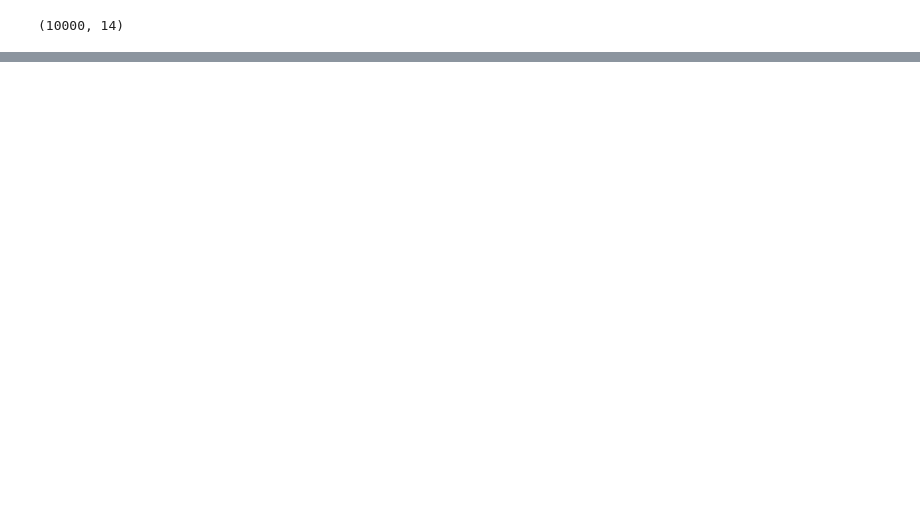
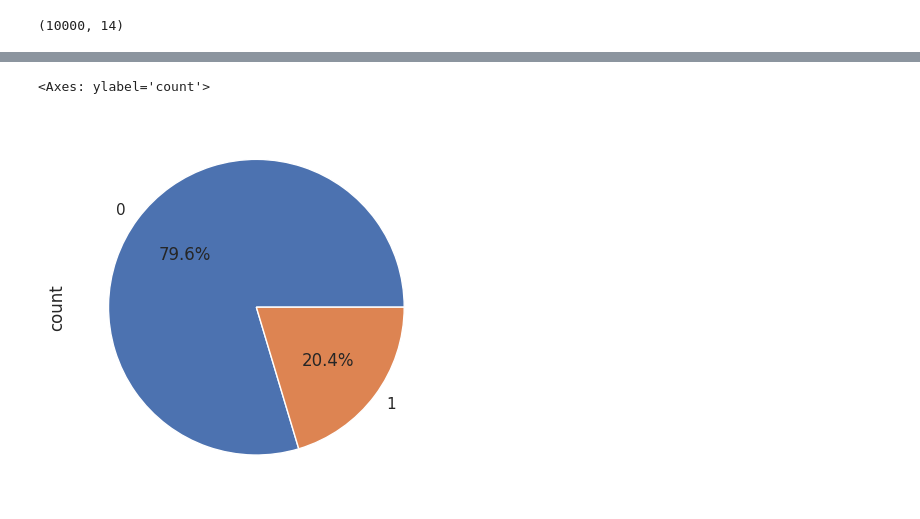
Before and after one commit to YusufAbdurrahmann/feature-engineering, a Jupyter notebook: feature_engineering.ipynb, the cells around one changed output, grey strips where cells are left out. Saved outputs shown, nothing was run; the diff lists cells and outputs as text; code cells hidden in the pictures; blank space fills up the shorter version.

```diff
--- a/feature_engineering.ipynb
+++ b/feature_engineering.ipynb
@@ -26,0 +117,6 @@ df.shape
+# %%
+df = df.rename(columns={"RowNumber":"dd"})
+# %%
+df = df.rename(columns = {"dd":"RowNumber"})
+# %%
+df = df.rename(columns = {"Age":"Ages","Surname":"Username"})
@@ -26,0 +132,4 @@ df.shape
+# %%
+plt.figure(figsize = (6,5))
+sns.set_theme(style = "dark")
+sns.histplot(data = df, x = "Exited", palette = "aqua")
@@ -26,0 +139,5 @@ df.shape
+# %%
+df["Exited"].value_counts().plot(kind = "pie", autopct = "%1.1f%%")
+# %% [output]
+<Axes: ylabel='count'>
+[figure, added]
```
Also changed, not shown: parts of 15 cells of this notebook.
